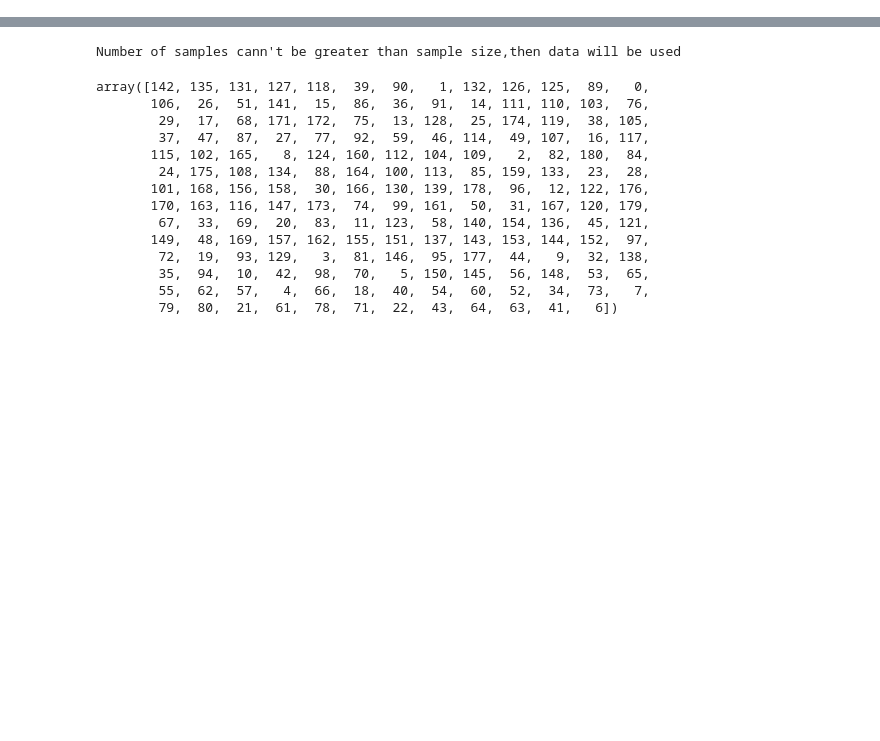
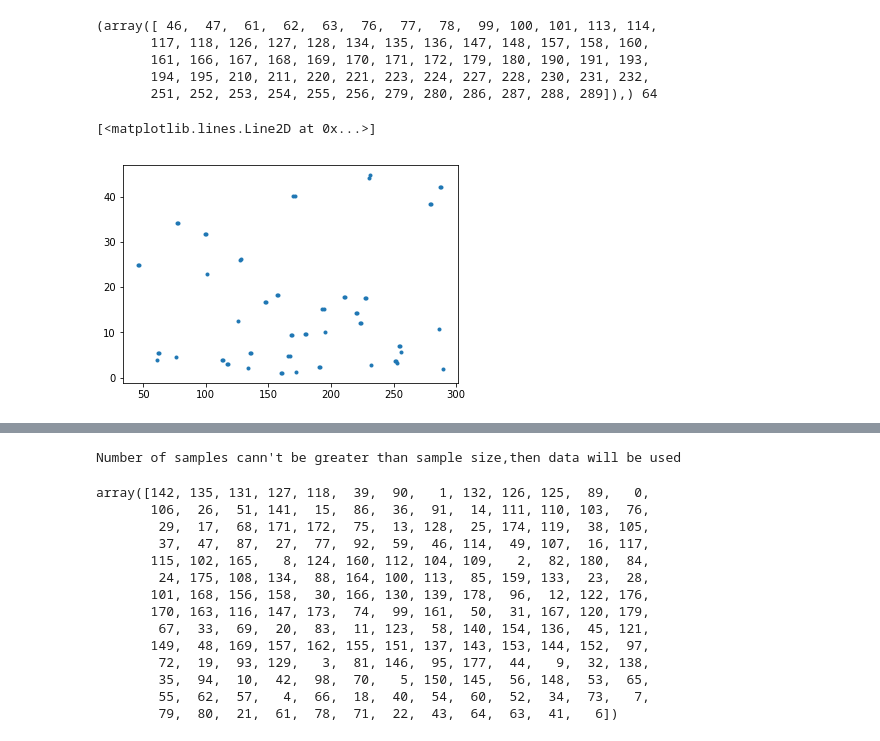
Before and after one commit to SensorDX/rainqc, a Jupyter notebook: experiments/notebooks/dataanlysis.ipynb, the cells around one changed output, grey strips where cells are left out. Saved outputs shown, nothing was run; the diff lists cells and outputs as text; code cells hidden in the pictures; blank space fills up the shorter version.

```diff
--- a/experiments/notebooks/dataanlysis.ipynb
+++ b/experiments/notebooks/dataanlysis.ipynb
@@ -14,2 +14,0 @@ vect = odm[["ALTU","TIPT","MANG","HOLL","HOBA","RETR"]]
-# %%
-rainy_days = vect[vect.ALTU>0.0]
@@ -38,0 +17,7 @@ thm_r
+# %%
+def rain_day_events(station, dt, thresh = 5.0):
+    #rainy_readings = dt[dt[station]> thresh]
+    rainy_days = np.where(dt[station]> thresh)
+    return rainy_days
+# %%
+vect = odm[[d_stn] + ok_station]
@@ -38,0 +33,15 @@ thm_r
+# %%
+thresh = 1.0
+events = rain_day_events(d_stn, vect, thresh)
+print events,len(events[0])
+# %% [output]
+(array([ 46,  47,  61,  62,  63,  76,  77,  78,  99, 100, 101, 113, 114,
+       117, 118, 126, 127, 128, 134, 135, 136, 147, 148, 157, 158, 160,
+       161, 166, 167, 168, 169, 170, 171, 172, 179, 180, 190, 191, 193,
+       194, 195, 210, 211, 220, 221, 223, 224, 227, 228, 230, 231, 232,
+       251, 252, 253, 254, 255, 256, 279, 280, 286, 287, 288, 289]),) 64
+# %%
+plt.plot(vect[d_stn][events[0]], '.')
+# %% [output]
+[<matplotlib.lines.Line2D at 0x...>]
+[figure, added]
```
Also changed, not shown: parts of 19 cells of this notebook, 14 other files.
